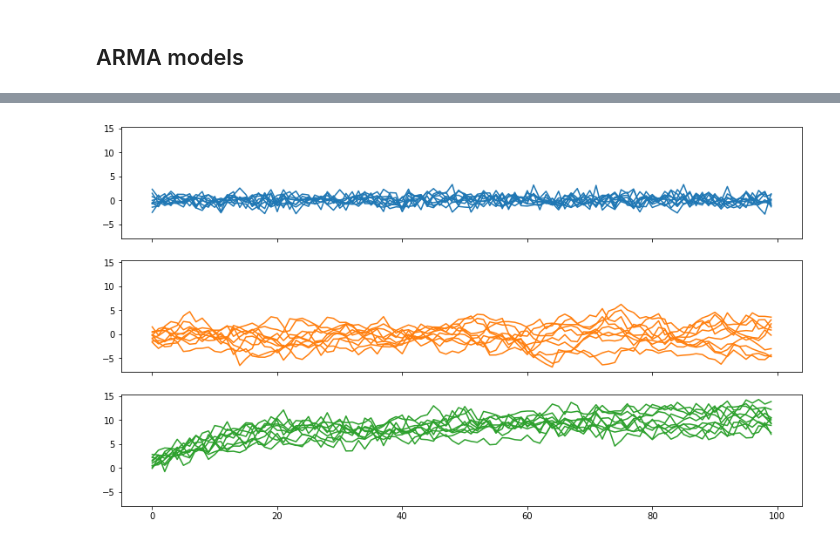
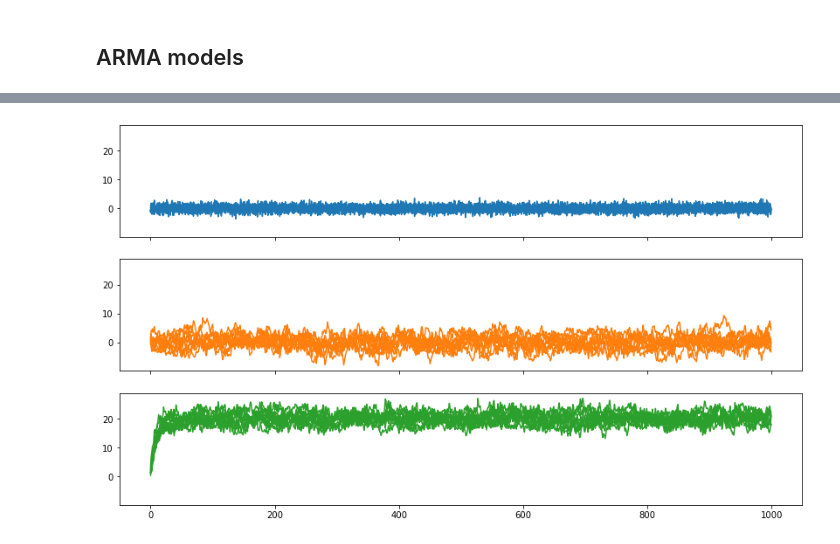
Before and after one commit to nickprock/pynuTS, a Jupyter notebook: demos/experiments for generator.ipynb, the cells around one changed output, grey strips where cells are left out. Cells and saved outputs as stored; diff of their text form; code cells hidden in the pictures.

```diff
--- a/demos/experiments for generator.ipynb
+++ b/demos/experiments for generator.ipynb
@@ -40,6 +40,19 @@ Some constraints are necessary on the values of the parameters so that the model
 # %%
 @dataclass
 class AR:
+    """Auto Regressive time series generator
+    AR time series of order p is defined as follows
+    Xt = c + phi1 * X(t-1) + phi2 * X(t-2) + ... + phip(t-p) * X(t-p) + error(t)
+
+    Params:
+    ---------
+    coeff : list of p floats, [phi1 , phi2, ... , phip]
+    c     : float, c is the drift constant
+    sigma : float, standard deviation of the gaussian random error, with mean = 0
+    x_buff: list of floats, keeps memory of the last p elements of the time series.
+            x_buff[0] is the oldest, x_buff[p-1] is the more recent.
+            Empty list by default
+    """
     coeff : List[float]
     c     : float = 0.0
     sigma : float = 1.0
@@ -54,25 +67,26 @@ class AR:
     def _next_x(self):
         next_e = random.gauss(0,self.sigma)
         next_x = self.c + sum([p*xt for p,xt in zip(self.coeff,self.x_buff[::-1])]) + next_e
-        self.x_buff.append(next_x)
-        self.x_buff = self.x_buff[-len(self.coeff):]
+        if len(self.coeff) > 0 :
+            self.x_buff.append(next_x)
+            self.x_buff = self.x_buff[-len(self.coeff):]
         return next_x
 # %%
 param_list = [{'c' : 0, 'coeff' : []},
               {'c' : 0, 'coeff' : [1,-0.2,0.1]},
-              {'c' : 1, 'coeff' : [0.5,-0.1,0.5]},]
+              {'c' : 2, 'coeff' : [1,-0.5,0.5,-0.1]},]
 
 samples_per_model = 10
 
 list_of_series = []
 for i,params in enumerate(param_list):
     for _ in range(samples_per_model):
         ar = AR(**params)
-        list_of_series.append(pd.Series(ar.generate(),name=i))
+        list_of_series.append(pd.Series(ar.generate(n=1000),name=i))
 
 plot_list_of_ts_over_subplots(list_of_series,figsize=(14,8));
 # %% [output]
-[figure, old version]
+[figure, new version]
 # %% [markdown]
 
 
```
Also changed, not shown: parts of 15 cells of this notebook, 1 other file.
